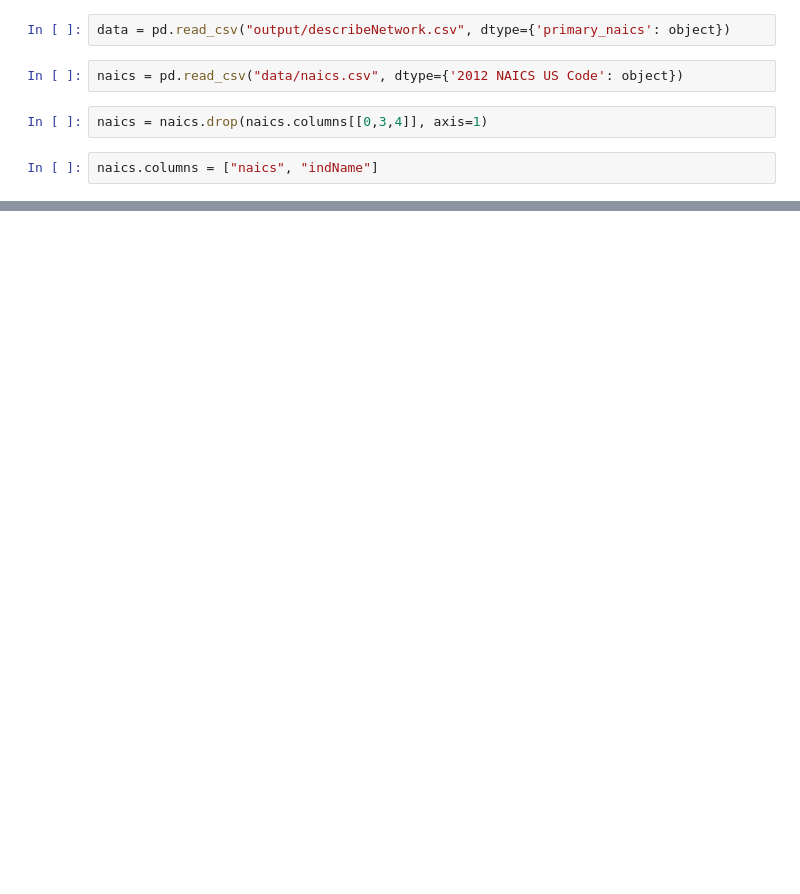
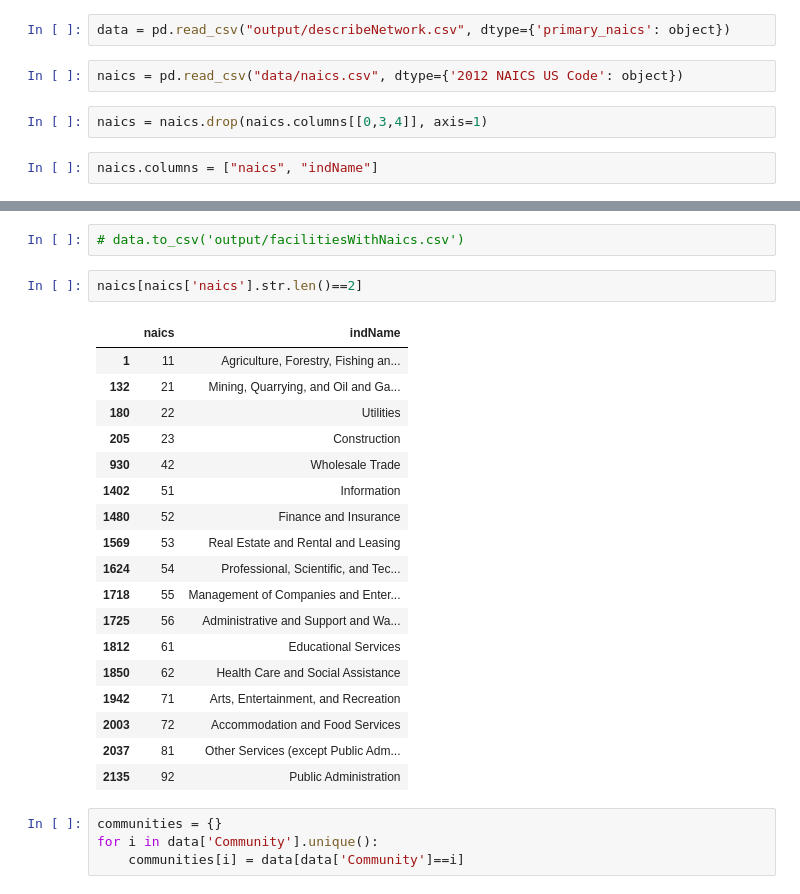
Before and after one commit to stevecarrea/ny_tri_networkAnalysis, a Jupyter notebook: communityAnalysis.ipynb, the cells around one changed output, grey strips where cells are left out. Drawn from its saved outputs; the diff is of its cells as text; blank space fills up the shorter version.

```diff
--- a/communityAnalysis.ipynb
+++ b/communityAnalysis.ipynb
@@ -55,0 +35,27 @@ Name: primary_naics, dtype: object
+# %%
+# data.to_csv('output/facilitiesWithNaics.csv')
+# %%
+naics[naics['naics'].str.len()==2]
+# %% [output]
+|  | naics | indName |
+| 1 | 11 | Agriculture, Forestry, Fishing an... |
+| 132 | 21 | Mining, Quarrying, and Oil and Ga... |
+| 180 | 22 | Utilities |
+| 205 | 23 | Construction |
+| 930 | 42 | Wholesale Trade |
+| 1402 | 51 | Information |
+| 1480 | 52 | Finance and Insurance |
+| 1569 | 53 | Real Estate and Rental and Leasing |
+| 1624 | 54 | Professional, Scientific, and Tec... |
+| 1718 | 55 | Management of Companies and Enter... |
+| 1725 | 56 | Administrative and Support and Wa... |
+| 1812 | 61 | Educational Services |
+| 1850 | 62 | Health Care and Social Assistance |
+| 1942 | 71 | Arts, Entertainment, and Recreation |
+| 2003 | 72 | Accommodation and Food Services |
+| 2037 | 81 | Other Services (except Public Adm... |
+| 2135 | 92 | Public Administration |
+# %%
+communities = {}
+for i in data['Community'].unique():
+    communities[i] = data[data['Community']==i]
```
Also changed, not shown: parts of 15 cells of this notebook, 7 other files.
